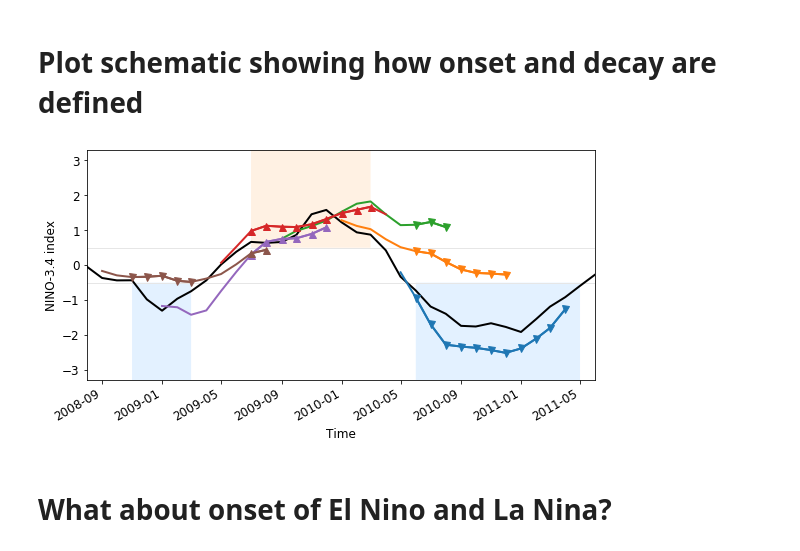
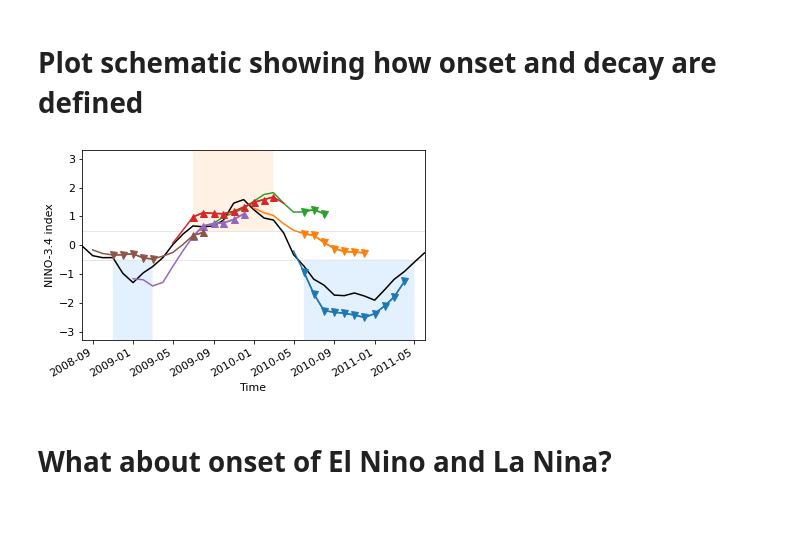
Before and after one commit to dougiesquire/paper_Risbey-Squire_ENSO, a Jupyter notebook: Risbey_Nature.ipynb, the cells around one changed output. Drawn from its saved outputs; the diff is of its cells as text; code cells hidden in the pictures; blank space fills up the shorter version.

```diff
--- a/Risbey_Nature.ipynb
+++ b/Risbey_Nature.ipynb
@@ -1329,7 +1329,7 @@ label_fontsize = 13
 # %%
 fcst_dates = test_period
 
-rc_params = {'figure.figsize'      : (11.1, 3.9),
+rc_params = {'figure.figsize'      : (11.1, 3.75),
              'axes.titlesize'      : 'medium',
              'font.size'           : fontsize,
              'font.family'         : 'sans serif',
@@ -1408,5 +1408,5 @@ with mpl.rc_context(rc=rc_params):
 
     plt.tight_layout();
     # plt.savefig(saveloc + 'nino34_timeseries.eps', format='eps', bbox_inches='tight')
-    plt.savefig(saveloc + 'nino34_timeseries.pdf', format='pdf', bbox_inches='tight')
+    plt.savefig(saveloc + 'Fig1_timeseries.pdf', format='pdf', bbox_inches='tight')
 # %% [output]
@@ -1419,7 +1419,7 @@ n_random_ensembles = len(fcst_nino34[list(fcst_nino34.keys())[0]].ensemble)
 n_random_init_dates = len(fcst_nino34[list(fcst_nino34.keys())[0]].sel(init_date=test_period).init_date)
 quantiles = [0.05, 0.95]
 
-rc_params = {'figure.figsize'      : (11, 3.5),
+rc_params = {'figure.figsize'      : (11, 3.4),
              'axes.titlesize'      : 'medium',
              'font.size'           : fontsize,
              'font.family'         : 'sans serif',
@@ -1625,5 +1625,5 @@ with mpl.rc_context(rc=rc_params):
 
     fig.tight_layout()
     # plt.savefig(saveloc + 'nino34_Gerrity_and_MSSS.eps', format='eps', bbox_inches='tight')
-    plt.savefig(saveloc + 'nino34_Gerrity_and_MSSS.pdf', format='pdf', bbox_inches='tight')
+    plt.savefig(saveloc + 'FigB1_skill.pdf', format='pdf', bbox_inches='tight')
 # %% [output]
@@ -2326,7 +2326,7 @@ with mpl.rc_context(rc=rc_params):
         ax.text(0.99, 0.02, 'Model less skillful\nthan linear regression',
                 transform=ax.transAxes, fontsize=fontsize-1, zorder=0, ha='right', va='bottom')
 
-        ax.text(-0.23,0.95,label[idx],fontsize=label_fontsize,weight="bold",transform=ax.transAxes)
+        ax.text(-0.21,0.95,label[idx],fontsize=label_fontsize,weight="bold",transform=ax.transAxes)
 
     # RH column ------
     axes_locs = [[0.49,4.4,0.45,1],[0.49,3.3,0.45,1],[0.49,2.2,0.45,1],[0.49,1.1,0.45,1],[0.49,0,0.45,1]]
@@ -2435,5 +2435,5 @@ with mpl.rc_context(rc=rc_params):
         ax.text(-0.05,0.95,label[idx],fontsize=label_fontsize,weight="bold",transform=ax.transAxes)
 
     # plt.savefig(saveloc + 'nino34_linR_biased-cheat-fair-fairslide-fairall_lead3_and_integral.eps', format='eps', bbox_inches='tight')
-    plt.savefig(saveloc + 'nino34_linR_biased-cheat-fair-fairslide-fairall_lead3_and_integral.pdf', format='pdf', bbox_inches='tight')
+    plt.savefig(saveloc + 'Fig2_RWSSlin.pdf', format='pdf', bbox_inches='tight')
 # %% [output]
@@ -2442,7 +2442,7 @@ with mpl.rc_context(rc=rc_params):
 # What is the (sign test) skill relative to logistic regression for each of the different anomaly types?
 Note in previous versions of the notebook, there was a minor error in the way the observation fair-sliding and fair-all anomalies were constructed resulting in missing data at the first and last initial dates. This has been corrected
 # %%
-rc_params = {'figure.figsize'      : (9.6, 2.5),
+rc_params = {'figure.figsize'      : (9.6, 2.6),
              'axes.titlesize'      : 'medium',
              'font.size'           : fontsize,
              'font.family'         : 'sans serif',
@@ -2538,5 +2538,5 @@ with mpl.rc_context(rc=rc_params):
             ax.text(-0.07,1.02,labels[idx],fontsize=label_fontsize,weight="bold",transform=ax.transAxes)
 
     # plt.savefig(saveloc + 'nino34_olog_biased-cheat-fair-fairslide-fairall_lead3.eps', format='eps', bbox_inches='tight')
-    plt.savefig(saveloc + 'nino34_olog_biased-cheat-fair-fairslide-fairall_lead3.pdf', format='pdf', bbox_inches='tight')
+    plt.savefig(saveloc + 'FigS_RWSSlog.pdf', format='pdf', bbox_inches='tight')
 # %% [output]
@@ -3264,15 +3212,15 @@ with mpl.rc_context(rc=rc_params):
 # %% [markdown]
 # Plot schematic showing how onset and decay are defined
 # %%
-rc_params = {'figure.figsize'      : (8.0, 4.4),
+rc_params = {'figure.figsize'      : (5.6, 3.7),
              'axes.titlesize'      : 'medium',
-             'font.size'           : 12,
+             'font.size'           : fontsize,
              'font.family'         : 'sans serif',
              'font.serif'          : 'Helvetica',
-             'legend.fontsize'     : 10,
+             'legend.fontsize'     : fontsize-1,
              'legend.handlelength' : 2,
              'legend.labelspacing' : 0.25,
-             'lines.linewidth'     : 2.0}
+             'lines.linewidth'     : linewidth}
 
 with mpl.rc_context(rc=rc_params):
 
@@ -3282,8 +3230,8 @@ with mpl.rc_context(rc=rc_params):
     fcst_dates = pd.date_range(start='2008-09', end='2010-07', freq='4MS')[::-1]
     fcst_to_plot = fcst_nino34['cm4i']
 
-    (0.5+0*obs_nino34[anomaly_gp].sel(lead_time=0)).plot(color=grey, linestyle='-', linewidth=1, zorder=0)
-    (-0.5+0*obs_nino34[anomaly_gp].sel(lead_time=0)).plot(color=grey, linestyle='-', linewidth=1, zorder=0)
+    (0.5+0*obs_nino34[anomaly_gp].sel(lead_time=0)).plot(color=grey, linestyle='-', linewidth=linewidth-0.5, zorder=0)
+    (-0.5+0*obs_nino34[anomaly_gp].sel(lead_time=0)).plot(color=grey, linestyle='-', linewidth=linewidth-0.5, zorder=0)
     obs_nino34[anomaly_gp].sel(lead_time=0).plot(color='k', linestyle='-', label='Observations', zorder=0)
 
     plt.fill_between(obs_nino34[anomaly_gp].sel(lead_time=0).init_date.values,
@@ -3294,35 +3242,35 @@ with mpl.rc_context(rc=rc_params):
                      100*obs_nino34[anomaly_gp].where(obs_where_lanina[anomaly_gp]).sel(lead_time=0),
                      -0.5, #-100*obs_nino34[anomaly_gp].where(obs_where_lanina[anomaly_gp]).sel(lead_time=0),
                      facecolor=upper_color, linewidth=0.0, zorder=0)
 
     for idx, date in enumerate(fcst_dates):
         plt.plot(doppyo.utils.leadtime_to_datetime(fcst_to_plot[anomaly_gp].sel(init_date=date)).time.values,
                  doppyo.utils.leadtime_to_datetime(fcst_to_plot[anomaly_gp].sel(init_date=date)).mean('ensemble'),
                  color=colors[idx], zorder=1, label='NMME individual model ensemble average')
 
     for idx, date in enumerate(fcst_dates):
         plt.plot(doppyo.utils.leadtime_to_datetime(fcst_to_plot[anomaly_gp].sel(init_date=date)).time.values,
                  doppyo.utils.leadtime_to_datetime(fcst_to_plot[anomaly_gp].where(obs_where_elnino_onset[anomaly_gp]).sel(init_date=date)).mean('ensemble'),
                  color=colors[idx], zorder=1, label='_nolegend_', marker='^', markersize=7)
 
     for idx, date in enumerate(fcst_dates):
         plt.plot(doppyo.utils.leadtime_to_datetime(fcst_to_plot[anomaly_gp].sel(init_date=date)).time.values,
                  doppyo.utils.leadtime_to_datetime(fcst_to_plot[anomaly_gp].where(obs_where_lanina_onset[anomaly_gp]).sel(init_date=date)).mean('ensemble'),
                  color=colors[idx], zorder=1, label='_nolegend_', marker='v', markersize=7)
 
     # plt.plot(['1997-01','1999-01'],[0.5,0.5], zorder=0)
     # plt.plot(['2007','2012'],[-0.5,-0.5], zorder=0)
     plt.xlim('2008-08','2011-06')
     plt.ylim(-3.3,3.3);
     plt.xlabel('Time');
     plt.ylabel('NINO-3.4 index');
     plt.title('')
 
     plt.tight_layout();
     # plt.savefig(saveloc + 'nino34_onset_schematic.eps', format='eps', bbox_inches='tight')
-    plt.savefig(saveloc + 'nino34_onset_schematic.pdf', format='pdf', bbox_inches='tight')
+    plt.savefig(saveloc + 'FigM_onset.pdf', format='pdf', bbox_inches='tight')
 # %% [output]
-[figure, old version]
+[figure, new version]
 # %% [markdown]
 # What about onset of El Nino and La Nina?
 # %% [markdown]
```
Also changed, not shown: parts of 18 cells of this notebook.
